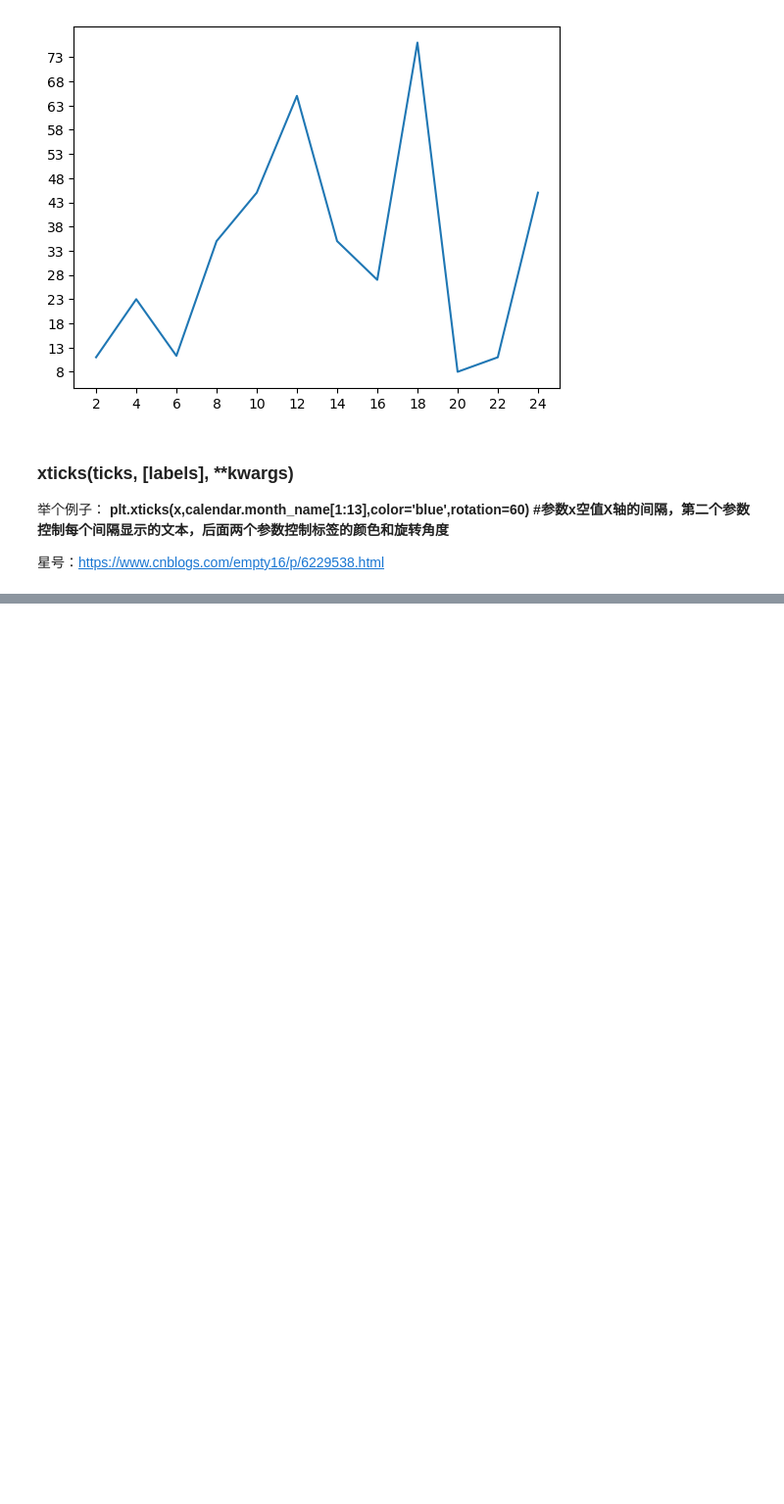
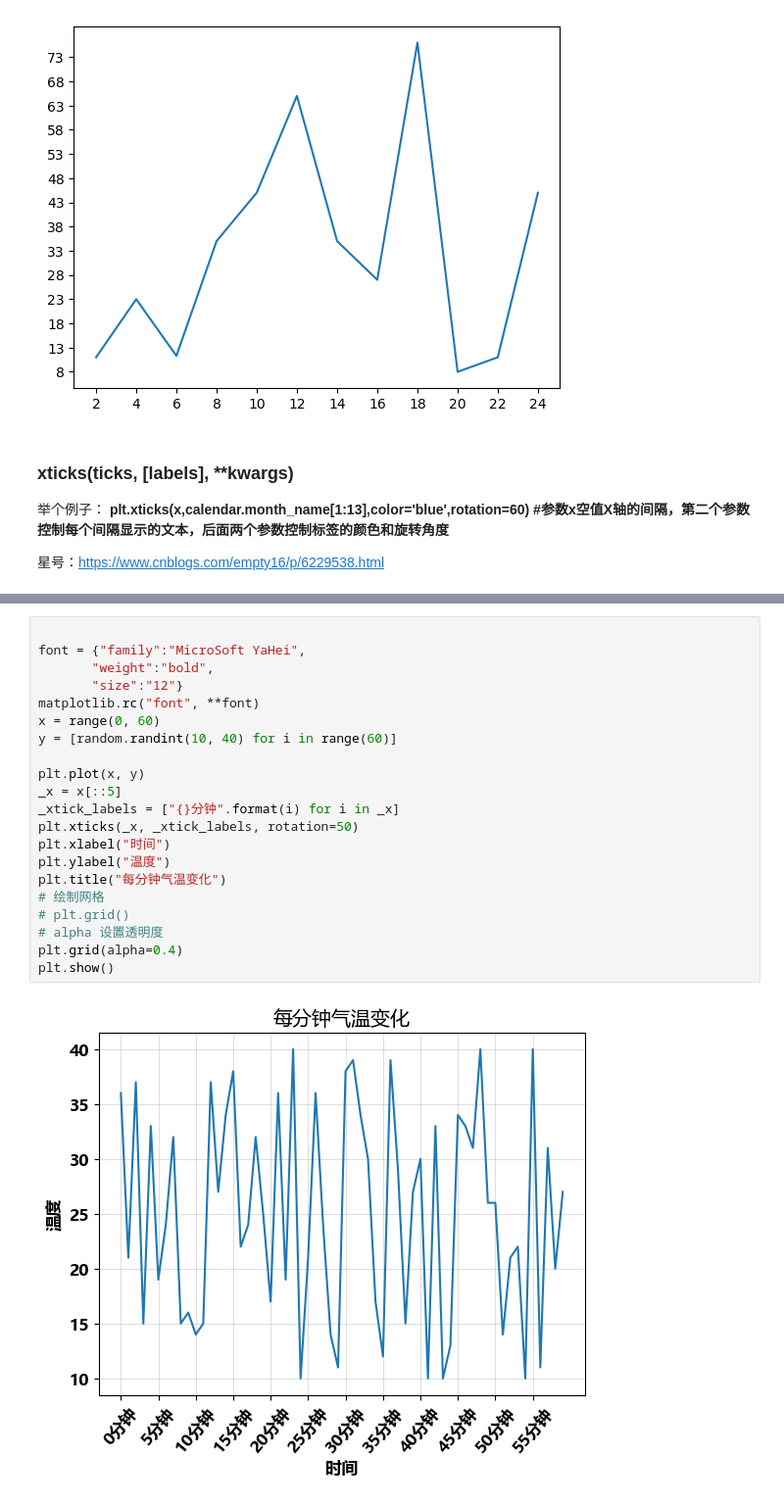
Before and after one commit to slivermaker/ModernAlgorithm, a Jupyter notebook: Code_Matplotlib-NumPy-Pandas/matplotlib.ipynb, the cells around one changed output, grey strips where cells are left out. Shown at 98% size. Cells and saved outputs as stored; diff of their text form; blank space fills up the shorter version.

```diff
--- a/Code_Matplotlib-NumPy-Pandas/matplotlib.ipynb
+++ b/Code_Matplotlib-NumPy-Pandas/matplotlib.ipynb
@@ -68,0 +130,23 @@ plt.show()
+# %%
+
+font = {"family":"MicroSoft YaHei",
+       "weight":"bold",
+       "size":"12"}
+matplotlib.rc("font", **font)
+x = range(0, 60)
+y = [random.randint(10, 40) for i in range(60)]
+
+plt.plot(x, y)
+_x = x[::5]
+_xtick_labels = ["{}分钟".format(i) for i in _x]
+plt.xticks(_x, _xtick_labels, rotation=50)
+plt.xlabel("时间")
+plt.ylabel("温度")
+plt.title("每分钟气温变化")
+# 绘制网格
+# plt.grid()
+# alpha 设置透明度
+plt.grid(alpha=0.4)
+plt.show()
+# %% [output]
+[figure, added]
```
Also changed, not shown: parts of 4 cells of this notebook.
